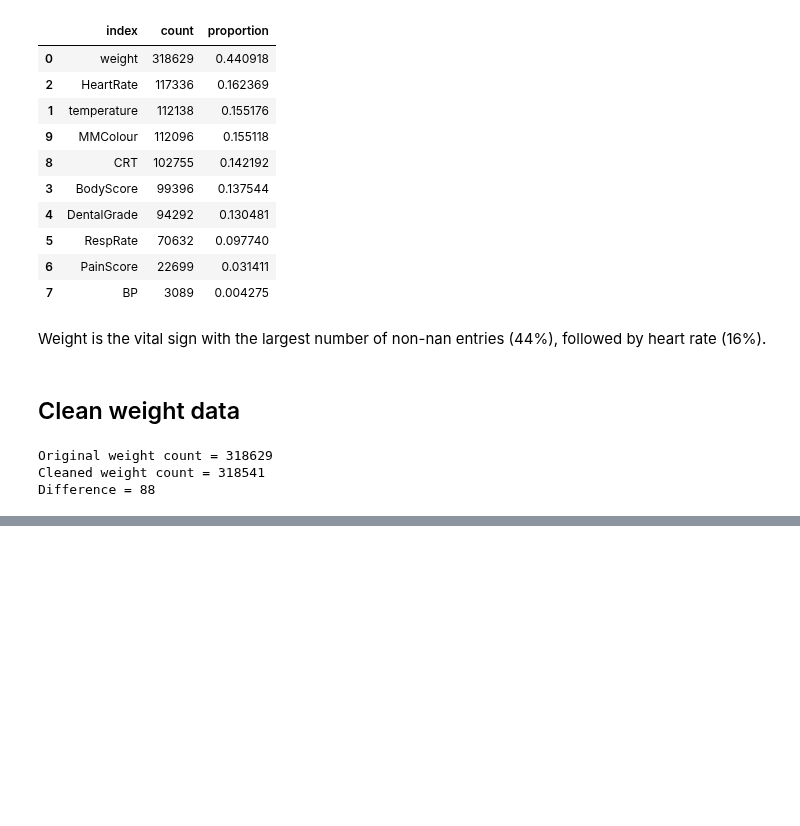
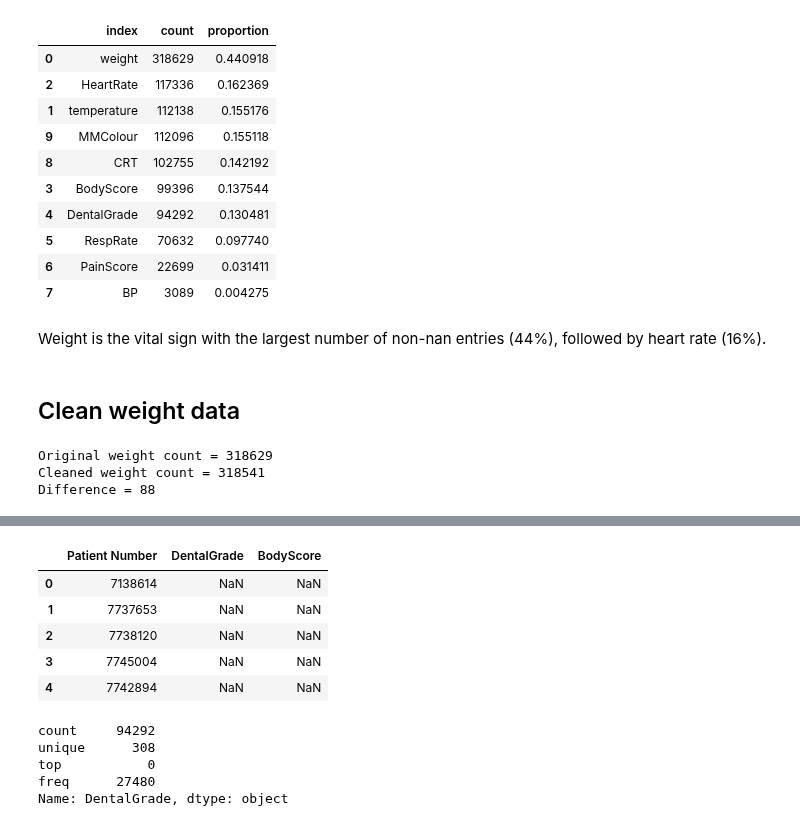
Before and after one commit to ruthpearson/CatHack, a Jupyter notebook: vet_compass/CA_tidydata.ipynb, the cells around one changed output, grey strips where cells are left out. Saved outputs shown, nothing was run; the diff lists cells and outputs as text; code cells hidden in the pictures; blank space fills up the shorter version.

```diff
--- a/vet_compass/CA_tidydata.ipynb
+++ b/vet_compass/CA_tidydata.ipynb
@@ -122,0 +140,17 @@ Difference = 88
+# %%
+dental.head()
+# %% [output]
+|  | Patient Number | DentalGrade | BodyScore |
+| 0 | 7138614 | NaN | NaN |
+| 1 | 7737653 | NaN | NaN |
+| 2 | 7738120 | NaN | NaN |
+| 3 | 7745004 | NaN | NaN |
+| 4 | 7742894 | NaN | NaN |
+# %%
+dental["DentalGrade"].describe()
+# %% [output]
+count     94292
+unique      308
+top           0
+freq      27480
+Name: DentalGrade, dtype: object
```
Also changed, not shown: parts of 15 cells of this notebook.
